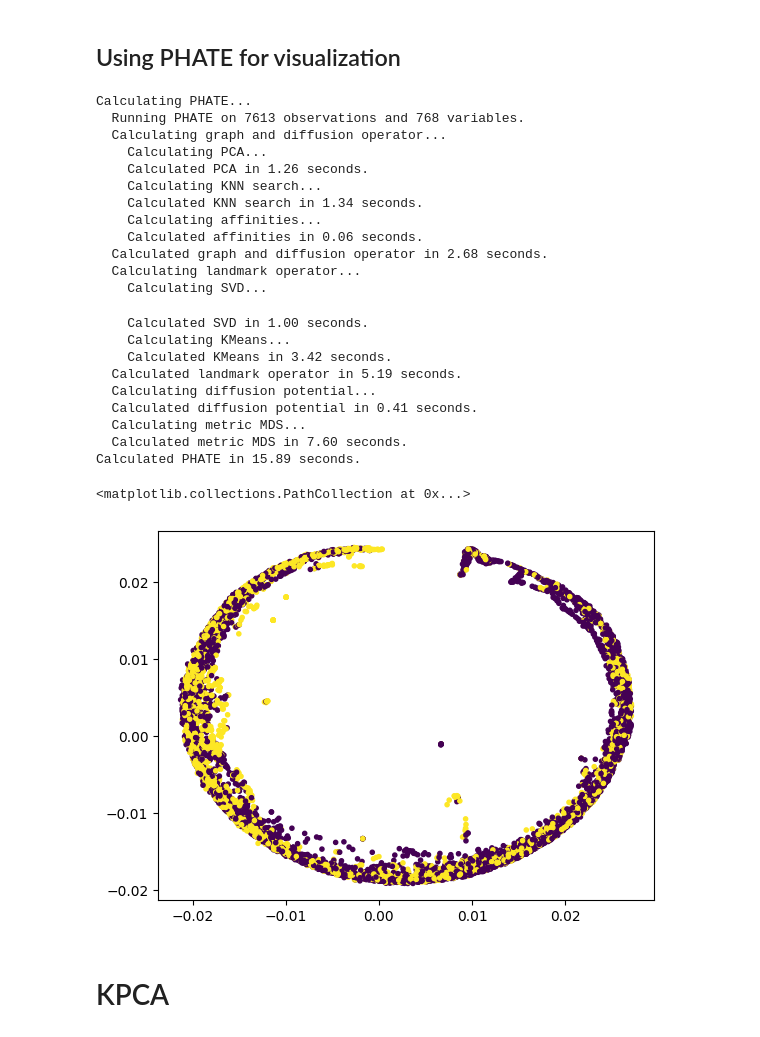
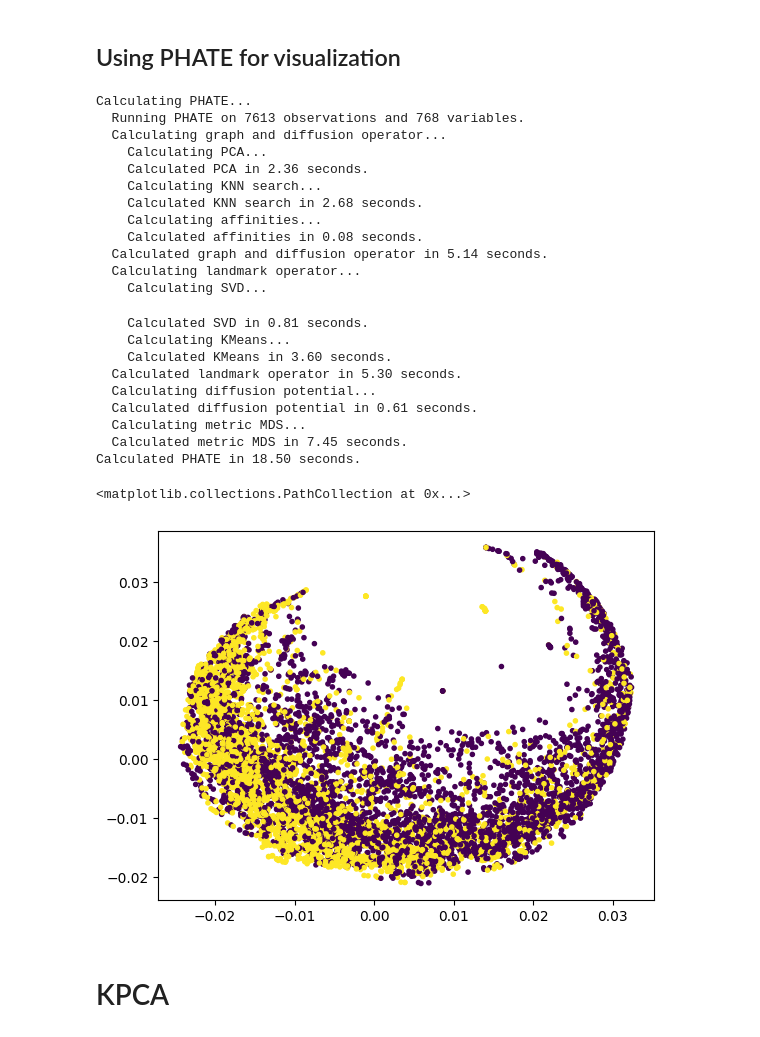
Before and after one commit to Crashprn/MachineLearningFinalProject, a Jupyter notebook: visualization.ipynb, the cells around one changed output. Drawn from its saved outputs; the diff is of its cells as text; code cells hidden in the pictures.

```diff
--- a/visualization.ipynb
+++ b/visualization.ipynb
@@ -33,35 +33,35 @@ text_embeddings = data[[str(i) for i in range(768)]].values
 # %% [markdown]
 ## Using PHATE for visualization
 # %%
-phate_operator = PHATE(n_components=2,t=10, gamma=1, n_jobs=10)
+phate_operator = PHATE(n_components=2, t=10, gamma=.5, n_jobs=10)
 
 transformed_data = phate_operator.fit_transform(text_embeddings)
 
 plt.scatter(transformed_data[:, 0], transformed_data[:, 1], marker="." , c=data["target"])
 # %% [output]
 Calculating PHATE...
   Running PHATE on 7613 observations and 768 variables.
   Calculating graph and diffusion operator...
     Calculating PCA...
-    Calculated PCA in 1.26 seconds.
+    Calculated PCA in 2.36 seconds.
     Calculating KNN search...
-    Calculated KNN search in 1.34 seconds.
+    Calculated KNN search in 2.68 seconds.
     Calculating affinities...
-    Calculated affinities in 0.06 seconds.
-  Calculated graph and diffusion operator in 2.68 seconds.
+    Calculated affinities in 0.08 seconds.
+  Calculated graph and diffusion operator in 5.14 seconds.
   Calculating landmark operator...
     Calculating SVD...
-    Calculated SVD in 1.00 seconds.
+    Calculated SVD in 0.81 seconds.
     Calculating KMeans...
-    Calculated KMeans in 3.42 seconds.
-  Calculated landmark operator in 5.19 seconds.
+    Calculated KMeans in 3.60 seconds.
+  Calculated landmark operator in 5.30 seconds.
   Calculating diffusion potential...
-  Calculated diffusion potential in 0.41 seconds.
+  Calculated diffusion potential in 0.61 seconds.
   Calculating metric MDS...
-  Calculated metric MDS in 7.60 seconds.
-Calculated PHATE in 15.89 seconds.
+  Calculated metric MDS in 7.45 seconds.
+Calculated PHATE in 18.50 seconds.
 <matplotlib.collections.PathCollection at 0x...>
-[figure, old version]
+[figure, new version]
 # %% [markdown]
 # KPCA
 # %%
```
Also changed, not shown: parts of 4 cells of this notebook, 2 other files.
